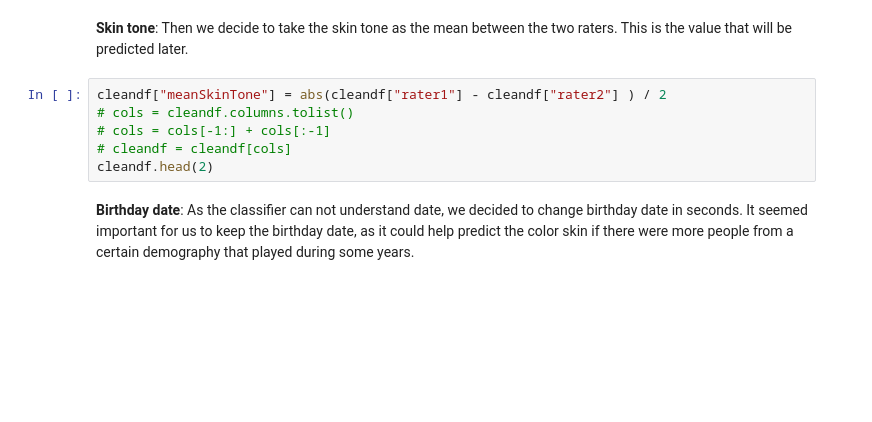
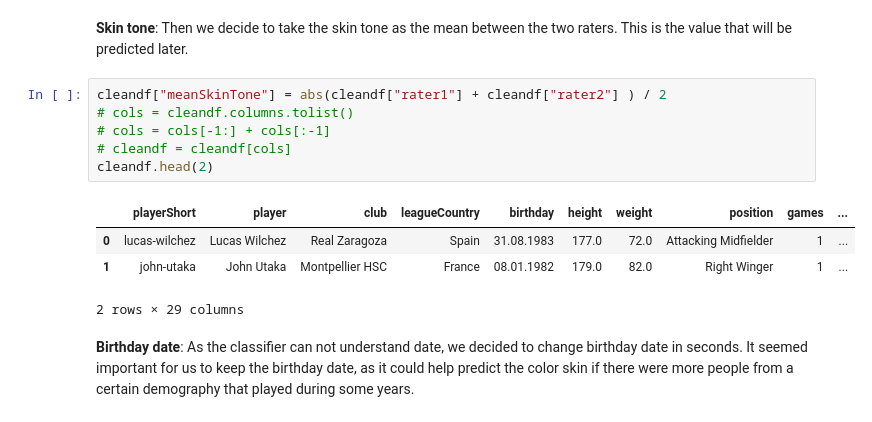
Before and after one commit to daniel-guggenheim/ada-homeworks, a Jupyter notebook: 04 - Applied ML/HW4 - main.ipynb, the cells around one changed output. Drawn from its saved outputs; the diff is of its cells as text; blank space fills up the shorter version.

Commit message:
correction of the mean skine tone formula

```diff
--- a/04 - Applied ML/HW4 - main.ipynb
+++ b/04 - Applied ML/HW4 - main.ipynb
@@ -49,11 +63,16 @@ print("Number of rows removed: ", (len(df)-len(cleandf)))
 # %% [markdown]
 <b>Skin tone</b>: Then we decide to take the skin tone as the mean between the two raters. This is the value that will be predicted later.
 # %%
-cleandf["meanSkinTone"] = abs(cleandf["rater1"] - cleandf["rater2"] ) / 2
+cleandf["meanSkinTone"] = abs(cleandf["rater1"] + cleandf["rater2"] ) / 2
 # cols = cleandf.columns.tolist()
 # cols = cols[-1:] + cols[:-1]
 # cleandf = cleandf[cols]
 cleandf.head(2)
+# %% [output]
+|  | playerShort | player | club | leagueCountry | birthday | height | weight | position | games | ... |
+| 0 | lucas-wilchez | Lucas Wilchez | Real Zaragoza | Spain | 31.08.1983 | 177.0 | 72.0 | Attacking Midfielder | 1 | ... |
+| 1 | john-utaka | John Utaka | Montpellier HSC | France | 08.01.1982 | 179.0 | 82.0 | Right Winger | 1 | ... |
+2 rows × 29 columns
 # %% [markdown]
 <b>Birthday date</b>: As the classifier can not understand date, we decided to change birthday date in seconds. It seemed important for us to keep the birthday date, as it could help predict the color skin if there were more people from a certain demography that played during some years.
 # %%
```
Also changed, not shown: parts of 13 cells of this notebook.
